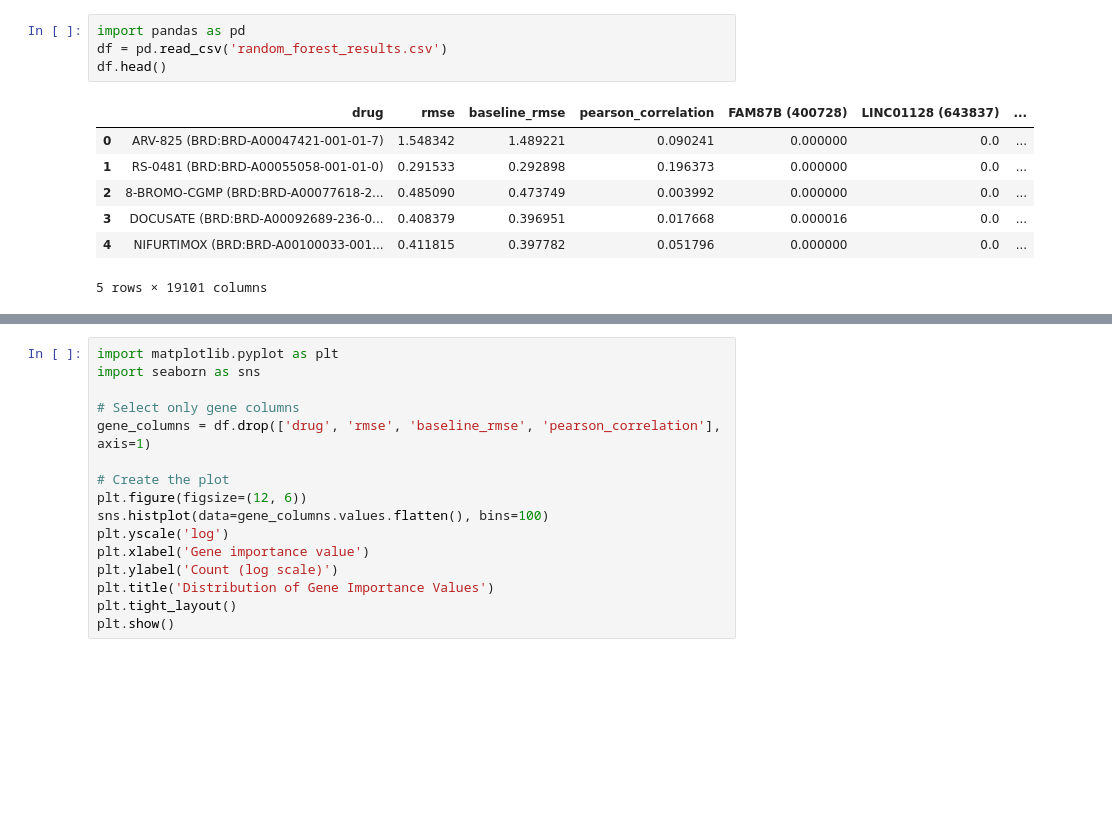
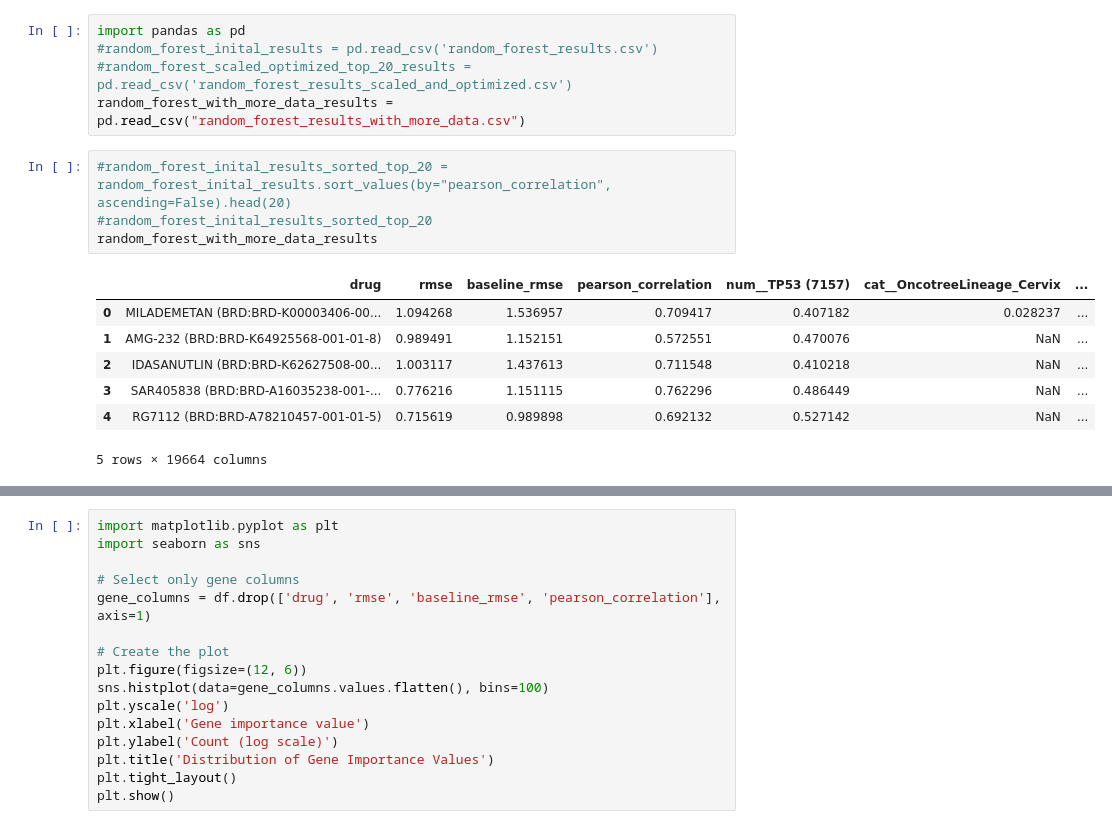
Before and after one commit to sarameirab/bioinformatics_analysis, a Jupyter notebook: project_code/python_scripts/random_forest_results_exploration.ipynb, the cells around one changed output, grey strips where cells are left out. Cells and saved outputs as stored; diff of their text form; blank space fills up the shorter version.

```diff
--- a/project_code/python_scripts/random_forest_results_exploration.ipynb
+++ b/project_code/python_scripts/random_forest_results_exploration.ipynb
@@ -1,12 +1,17 @@
 # %%
 import pandas as pd
-df = pd.read_csv('random_forest_results.csv')
-df.head()
+#random_forest_inital_results = pd.read_csv('random_forest_results.csv')
+#random_forest_scaled_optimized_top_20_results = pd.read_csv('random_forest_results_scaled_and_optimized.csv')
+random_forest_with_more_data_results = pd.read_csv("random_forest_results_with_more_data.csv")
-# %% [output]
-|  | drug | rmse | baseline_rmse | pearson_correlation | FAM87B (400728) | LINC01128 (643837) | ... |
-| 0 | ARV-825 (BRD:BRD-A00047421-001-01-7) | 1.548342 | 1.489221 | 0.090241 | 0.000000 | 0.0 | ... |
-| 1 | RS-0481 (BRD:BRD-A00055058-001-01-0) | 0.291533 | 0.292898 | 0.196373 | 0.000000 | 0.0 | ... |
-| 2 | 8-BROMO-CGMP (BRD:BRD-A00077618-2... | 0.485090 | 0.473749 | 0.003992 | 0.000000 | 0.0 | ... |
-| 3 | DOCUSATE (BRD:BRD-A00092689-236-0... | 0.408379 | 0.396951 | 0.017668 | 0.000016 | 0.0 | ... |
-| 4 | NIFURTIMOX (BRD:BRD-A00100033-001... | 0.411815 | 0.397782 | 0.051796 | 0.000000 | 0.0 | ... |
-5 rows × 19101 columns
+# %%
+#random_forest_inital_results_sorted_top_20 = random_forest_inital_results.sort_values(by="pearson_correlation", ascending=False).head(20)
+#random_forest_inital_results_sorted_top_20
+random_forest_with_more_data_results
+# %% [output]
+|  | drug | rmse | baseline_rmse | pearson_correlation | num__TP53 (7157) | cat__OncotreeLineage_Cervix | ... |
+| 0 | MILADEMETAN (BRD:BRD-K00003406-00... | 1.094268 | 1.536957 | 0.709417 | 0.407182 | 0.028237 | ... |
+| 1 | AMG-232 (BRD:BRD-K64925568-001-01-8) | 0.989491 | 1.152151 | 0.572551 | 0.470076 | NaN | ... |
+| 2 | IDASANUTLIN (BRD:BRD-K62627508-00... | 1.003117 | 1.437613 | 0.711548 | 0.410218 | NaN | ... |
+| 3 | SAR405838 (BRD:BRD-A16035238-001-... | 0.776216 | 1.151115 | 0.762296 | 0.486449 | NaN | ... |
+| 4 | RG7112 (BRD:BRD-A78210457-001-01-5) | 0.715619 | 0.989898 | 0.692132 | 0.527142 | NaN | ... |
+5 rows × 19664 columns
```
Also changed, not shown: parts of 10 cells of this notebook, 12 other files.
